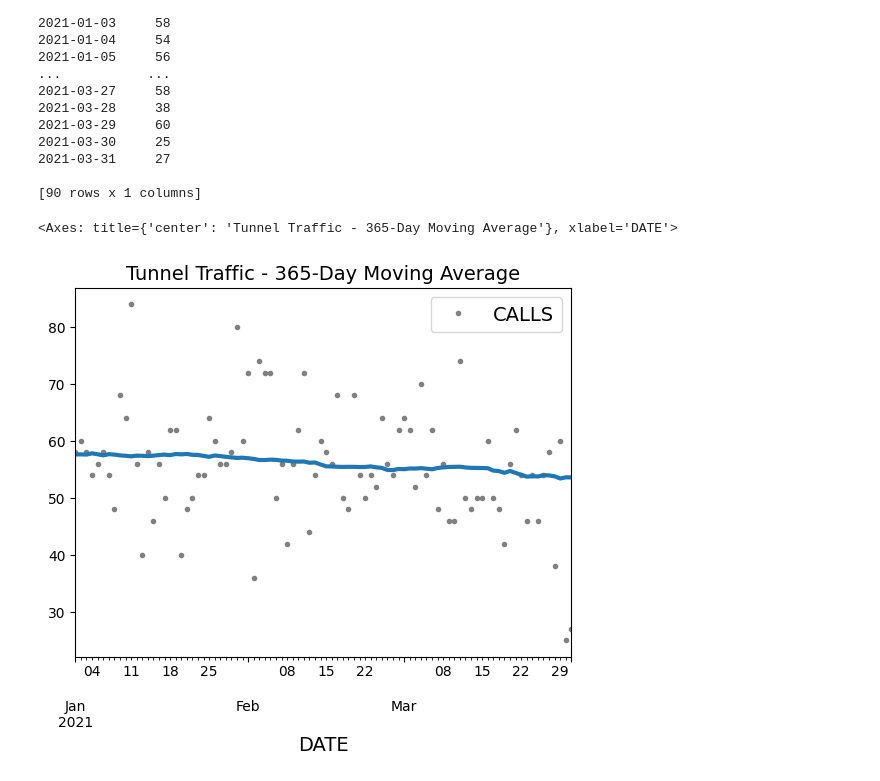
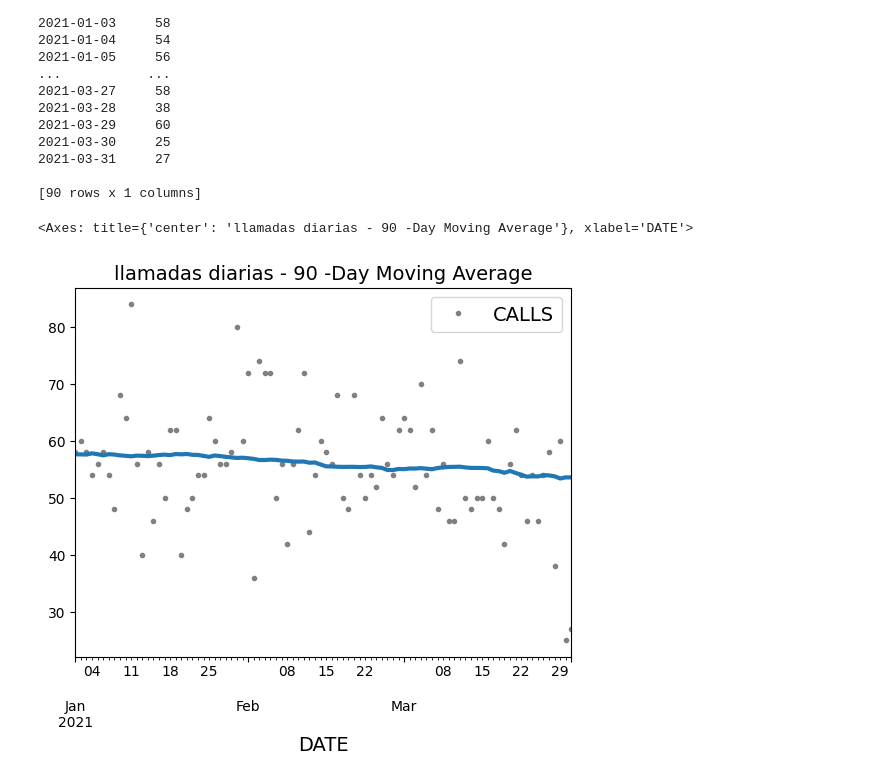
Before and after one commit to PABLOXAVIERMENDEZ/PROYECTO_MLP_PABLO_XAVIER_MENDEZ, a Jupyter notebook: src/model/my_model.ipynb, the cells around one changed output. Cells and saved outputs as stored; diff of their text form; code cells hidden in the pictures.

```diff
--- a/src/model/my_model.ipynb
+++ b/src/model/my_model.ipynb
@@ -247,13 +247,13 @@ DATE
 # %%
 moving_average = calls_per_date_df.rolling(
     window=90,
     center=True,      # sitúa la media en el centro de la ventana
     min_periods=45,  # elija aproximadamente la mitad del tamaño de la ventana
 ).mean()
 
 ax = calls_per_date_df.plot(style=".", color="0.5")
 moving_average.plot(
-    ax=ax, linewidth=3, title="ll - 365-Day Moving Average", legend=False,)
+    ax=ax, linewidth=3, title="llamadas diarias - 90 -Day Moving Average", legend=False,)
 # %% [output]
-<Axes: title={'center': 'Tunnel Traffic - 365-Day Moving Average'}, xlabel='DATE'>
+<Axes: title={'center': 'llamadas diarias - 90 -Day Moving Average'}, xlabel='DATE'>
-[figure, old version]
+[figure, new version]
```
Also changed, not shown: parts of 5 cells of this notebook.
